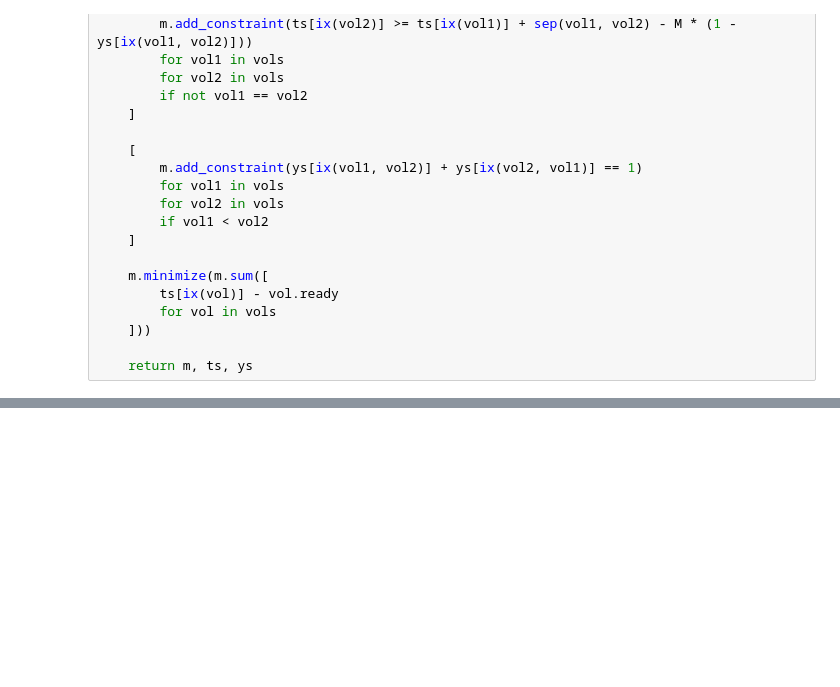
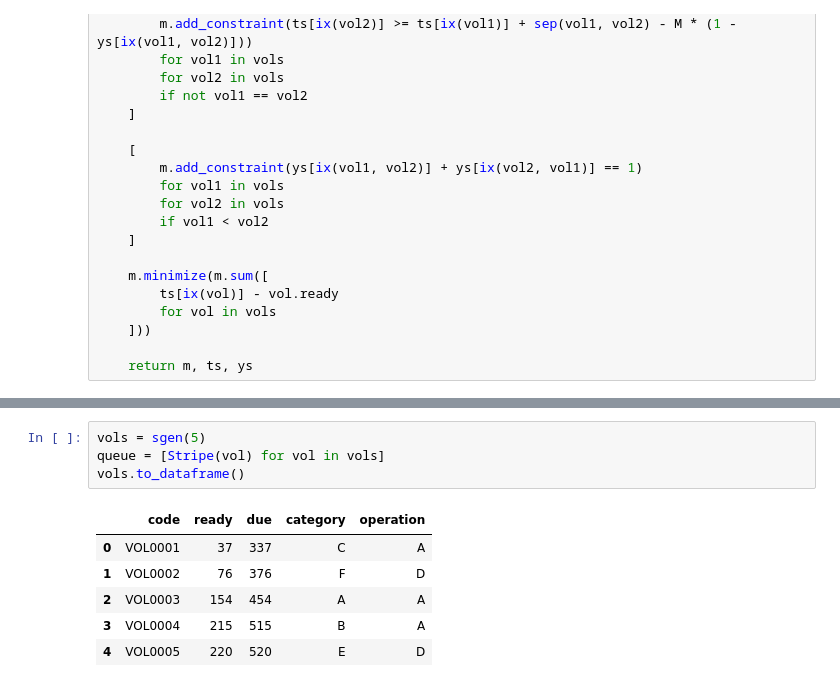
Before and after one commit to xikasan/xatm, a Jupyter notebook: demo/realtime.ipynb, the cells around one changed output, grey strips where cells are left out. Cells and saved outputs as stored; diff of their text form; blank space fills up the shorter version.

```diff
--- a/demo/realtime.ipynb
+++ b/demo/realtime.ipynb
@@ -191,0 +237,11 @@ for time in xsim.generate_step_time(due * 60, dt):
+# %%
+vols = sgen(5)
+queue = [Stripe(vol) for vol in vols]
+vols.to_dataframe()
+# %% [output]
+|  | code | ready | due | category | operation |
+| 0 | VOL0001 | 37 | 337 | C | A |
+| 1 | VOL0002 | 76 | 376 | F | D |
+| 2 | VOL0003 | 154 | 454 | A | A |
+| 3 | VOL0004 | 215 | 515 | B | A |
+| 4 | VOL0005 | 220 | 520 | E | D |
```
Also changed, not shown: parts of 14 cells of this notebook, 1 other file.
